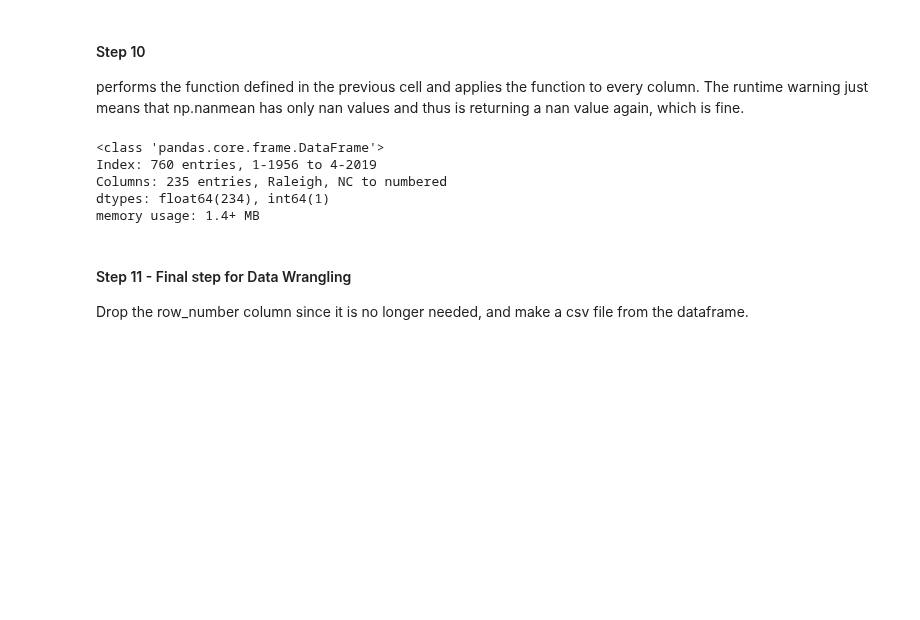
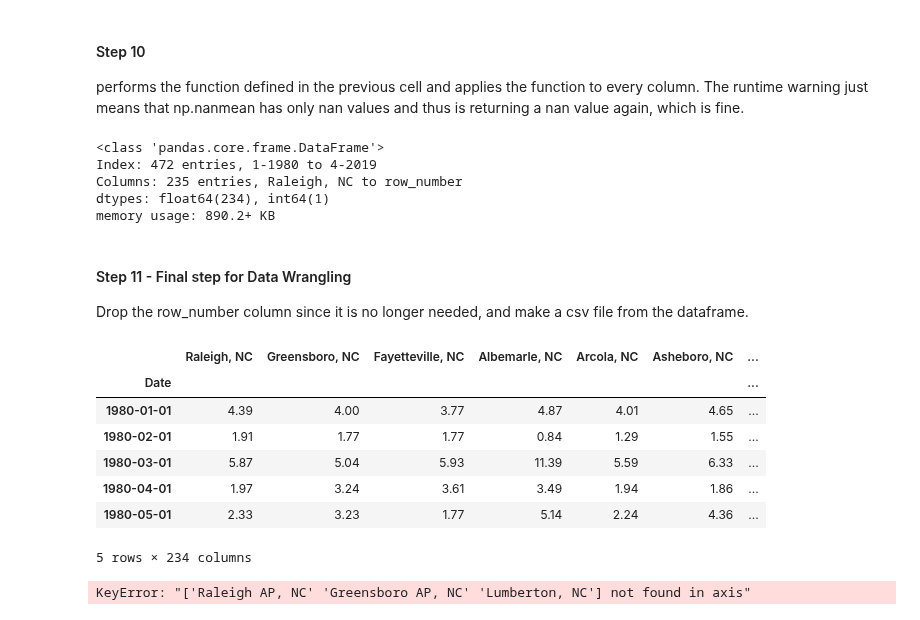
Before and after one commit to lilfetz22/NCRainfallPredictions_CAP1, a Jupyter notebook: Capstone Project 1.ipynb, the cells around one changed output. Saved outputs shown, nothing was run; the diff lists cells and outputs as text; code cells hidden in the pictures; blank space fills up the shorter version.

```diff
--- a/Capstone Project 1.ipynb
+++ b/Capstone Project 1.ipynb
@@ -199,7 +199,7 @@ ncdata1.head()
 5 rows × 236 columns
 # %%
 #this drops the percent number column that is no longer needed.
-ncdata1 = ncdata1.drop(['percent_number'],axis=1)
+ncdata_80 = ncdata_80.drop(['percent_number'],axis=1)
 # %% [markdown]
 #### Step 9
 The dataset also has some missing data from when the location began gathering data to the present. For example, even though Raleigh, NC has been gathering data from 1-1956 until the present there was one month in October of 2000 where the monthly total was not recorded. Thus the following function fills in missing data that are contained within the locations. This function finds the months with missing data and fills them in by averaging the rainfall totals from the previous year, previous month and next month. If the any of these points are not available either the function uses the data from two years prior, two months prior, or two months after. If just one of these is not available it ignores the NaN and averages the other two, otherwise it keeps the datapoint as NaN. Thus, this function does not get rid of all missing values, but fills in the missing values as long as there is adequate data to do so.
@@ -209,7 +209,7 @@ def missingfill(df, column):
     if len(missing) > 0:
         for n in missing:
             moth = df.loc[n].row_number # finds the row index for the missing data point
-            if ((moth >= 1200) & (moth <= 1945)): #must be a year after 1-1956 (rownumber=1188) otherwise it is impossible to have the previous year's data to gather from
+            if ((moth >= 1488) & (moth <= 1945)): #must be a year after 1-1956 (rownumber=1188) otherwise it is impossible to have the previous year's data to gather from
                 ly = moth - 12 #the previous year's row number
                 lyrd = df[[column]][df['row_number'] == ly] # the previous year's rainfall amount as a dataframe
                 lyrd1 = lyrd[column][0] #separates the value of the previous year's dataframe to just the rainfall amount
@@ -219,7 +219,7 @@ def missingfill(df, column):
                 nm = moth + 1
                 nmrd = df[[column]][df['row_number'] == nm]
                 nmrd1 = nmrd[column][0]
-                if ((math.isnan(lyrd1)) & (moth >= 1212)): # if the previous year was not available, go back 2 years
+                if ((math.isnan(lyrd1)) & (moth >= 1500)): # if the previous year was not available, go back 2 years
                     twy = moth - 24
                     twyrd = df[[column]][df['row_number'] == twy]
                     lyrd1 = twyrd[column][0]
@@ -238,20 +238,37 @@ def missingfill(df, column):
 #### Step 10
 performs the function defined in the previous cell and applies the function to every column. The runtime warning just means that np.nanmean has only nan values and thus is returning a nan value again, which is fine.
 # %%
-for i in ncdata1.columns:
-    ncdata1 = missingfill(ncdata1, i)
-ncdata1.info()
+for i in ncdata_80.columns:
+    ncdata_80 = missingfill(ncdata_80, i)
+ncdata_80.info()
 # %% [output]
 <class 'pandas.core.frame.DataFrame'>
-Index: 760 entries, 1-1956 to 4-2019
-Columns: 235 entries, Raleigh, NC to numbered
+Index: 472 entries, 1-1980 to 4-2019
+Columns: 235 entries, Raleigh, NC to row_number
 dtypes: float64(234), int64(1)
-memory usage: 1.4+ MB
+memory usage: 890.2+ KB
 # %% [markdown]
 #### Step 11 - Final step for Data Wrangling
 
 Drop the row_number column since it is no longer needed, and make a csv file from the dataframe.
 # %%
 # drops the row_number column since it is no longer needed.
-ncdata1 = ncdata1.drop(['row_number'],axis=1)
-ncdata1.to_csv('ncrainfalldata.csv')
+ncdata_80 = ncdata_80.drop(['row_number'],axis=1)
+ncdatarein = ncdata_80.reset_index()
+# #converts Date to datetime object
+ncdatarein['Date'] = pd.to_datetime(ncdatarein['Date'])
+alldatadf = ncdatarein.set_index('Date')
+alldatadf.head()
+# %% [output]
+|  | Raleigh, NC | Greensboro, NC | Fayetteville, NC | Albemarle, NC | Arcola, NC | Asheboro, NC | ... |
+| Date |  |  |  |  |  |  | ... |
+| 1980-01-01 | 4.39 | 4.00 | 3.77 | 4.87 | 4.01 | 4.65 | ... |
+| 1980-02-01 | 1.91 | 1.77 | 1.77 | 0.84 | 1.29 | 1.55 | ... |
+| 1980-03-01 | 5.87 | 5.04 | 5.93 | 11.39 | 5.59 | 6.33 | ... |
+| 1980-04-01 | 1.97 | 3.24 | 3.61 | 3.49 | 1.94 | 1.86 | ... |
+| 1980-05-01 | 2.33 | 3.23 | 1.77 | 5.14 | 2.24 | 4.36 | ... |
+5 rows × 234 columns
+# %%
+alldatadf = alldatadf.drop(['Raleigh AP, NC', 'Greensboro AP, NC', 'Lumberton, NC', 'WILMINGTON INT\'L AIRPORT, NC', ' WILMINGTON 7 N, NC', 'FLORENCE 8 NE, SC', 'Asheville Area, NC', 'GRNVL SPART INTL AP, SC', 'CARTERSVILLE # 2, GA', 'KNOXVILLE AP, TN'], axis=1)
+# %% [output]
+KeyError: "['Raleigh AP, NC' 'Greensboro AP, NC' 'Lumberton, NC'] not found in axis"
```
Also changed, not shown: parts of 8 cells of this notebook, 6 other files.
